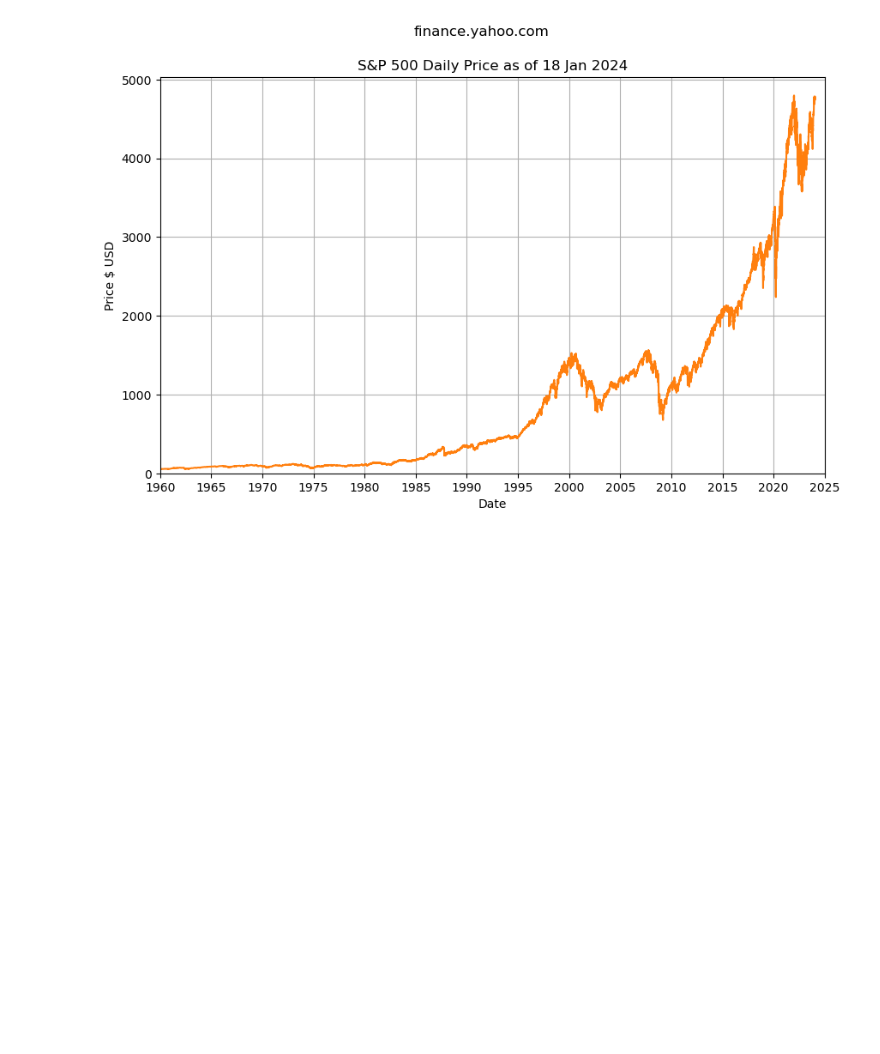
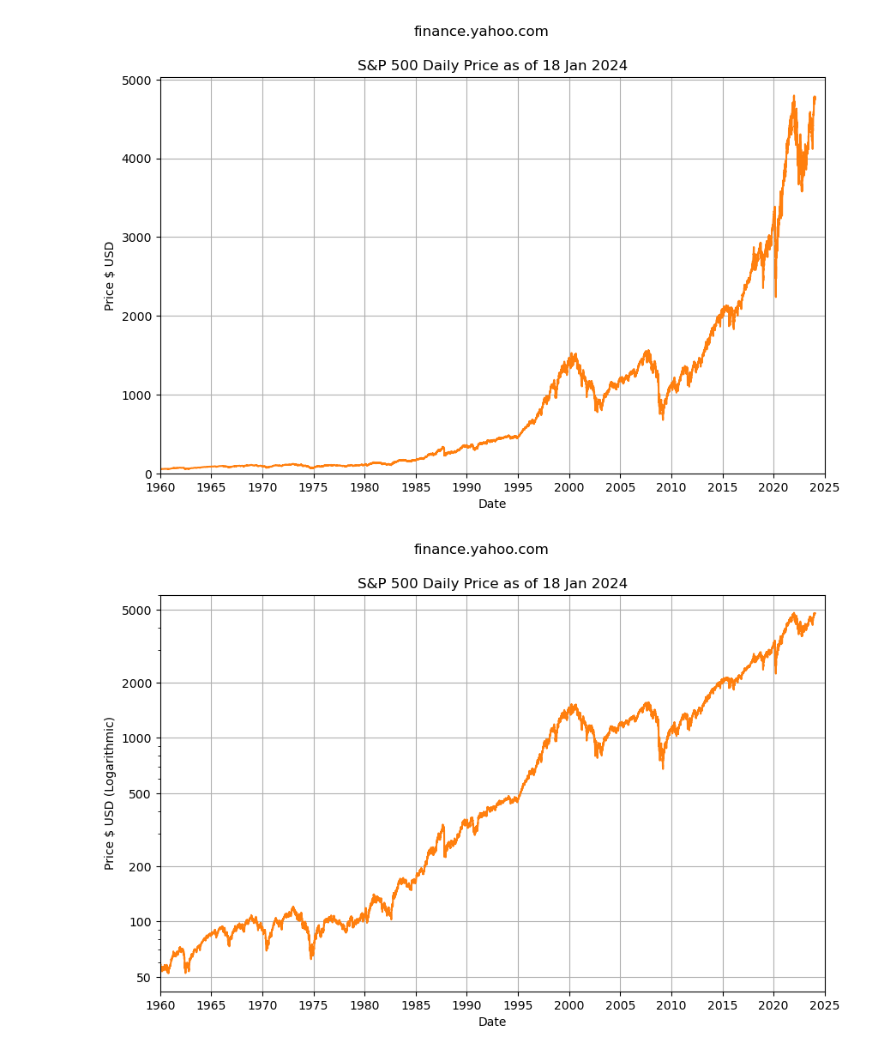
Before and after one commit to mikejonestechno/investment-analytics, a Jupyter notebook: notebooks/spx-prices.ipynb, the cells around one changed output. Cells and saved outputs as stored; diff of their text form; code cells hidden in the pictures; blank space fills up the shorter version.

```diff
--- a/notebooks/spx-prices.ipynb
+++ b/notebooks/spx-prices.ipynb
@@ -64,4 +65,35 @@ plt.savefig(os.path.join('..', 'pages', 'images', 'spx-history.png'), bbox_inche
 plt.show()
 # %% [output]
 [figure]
+# %%
+# Define the y-tick values and labels
+yticks = [50, 100, 200, 500, 1000, 2000, 5000]
+yticksformatted = [f'{ytick:.0f}' for ytick in yticks]
+yticklabels = [str(ytick) for ytick in yticks]
+
+plt.figure(figsize=(10, 6))
+colors = list(plt.rcParams['axes.prop_cycle'])
+plt.plot(df.index, df['Adj Close'], color=colors[1]['color'])
+plt.xlabel('Date')
+plt.ylabel('Price $ USD (Logarithmic)')
+plt.suptitle('finance.yahoo.com')
+plt.title('S&P 500 Daily Price as of ' + last_index.strftime('%d %b %Y'))
+left_limit = pd.to_datetime(f'{start_year}-01-01')
+if start_year >= 2000:
+    tick_years = 1
+else:
+    tick_years = 5
+plt.yscale('log')
+plt.xlim(left=left_limit, right=pd.to_datetime('2025-01-01'))
+ax = plt.gca()  # Get the current Axes instance
+plt.yticks(yticks, yticklabels)
+ax.xaxis.set_major_locator(mdates.YearLocator(tick_years))  # Set major ticks every x years
+ax.xaxis.set_major_formatter(mdates.DateFormatter('%Y'))  # Format major ticks as years
+
+plt.grid(True)
+
+plt.savefig(os.path.join('..', 'pages', 'images', 'spx-history-log.png'), bbox_inches='tight')
+plt.show()
+# %% [output]
+[figure, added]
 # %%
```
Also changed, not shown: parts of 3 cells of this notebook, 5 other files.
